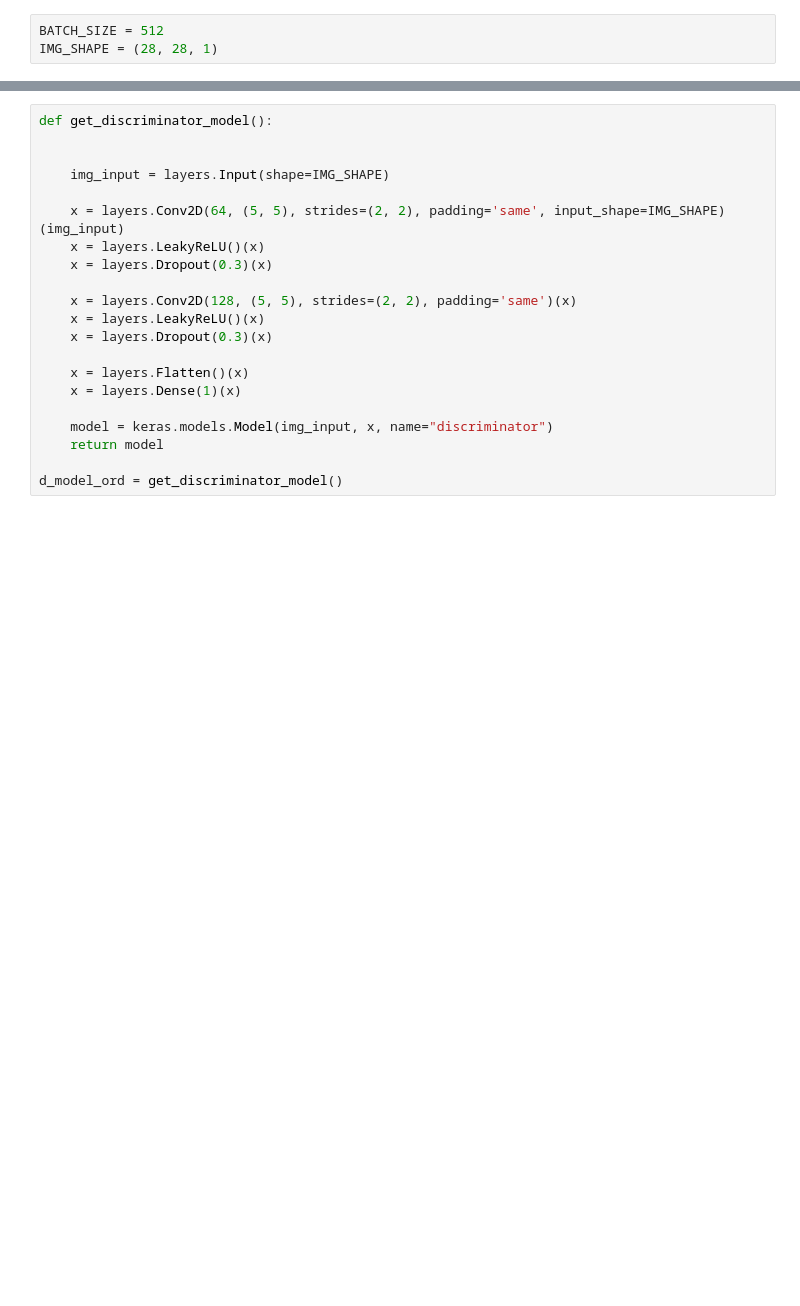
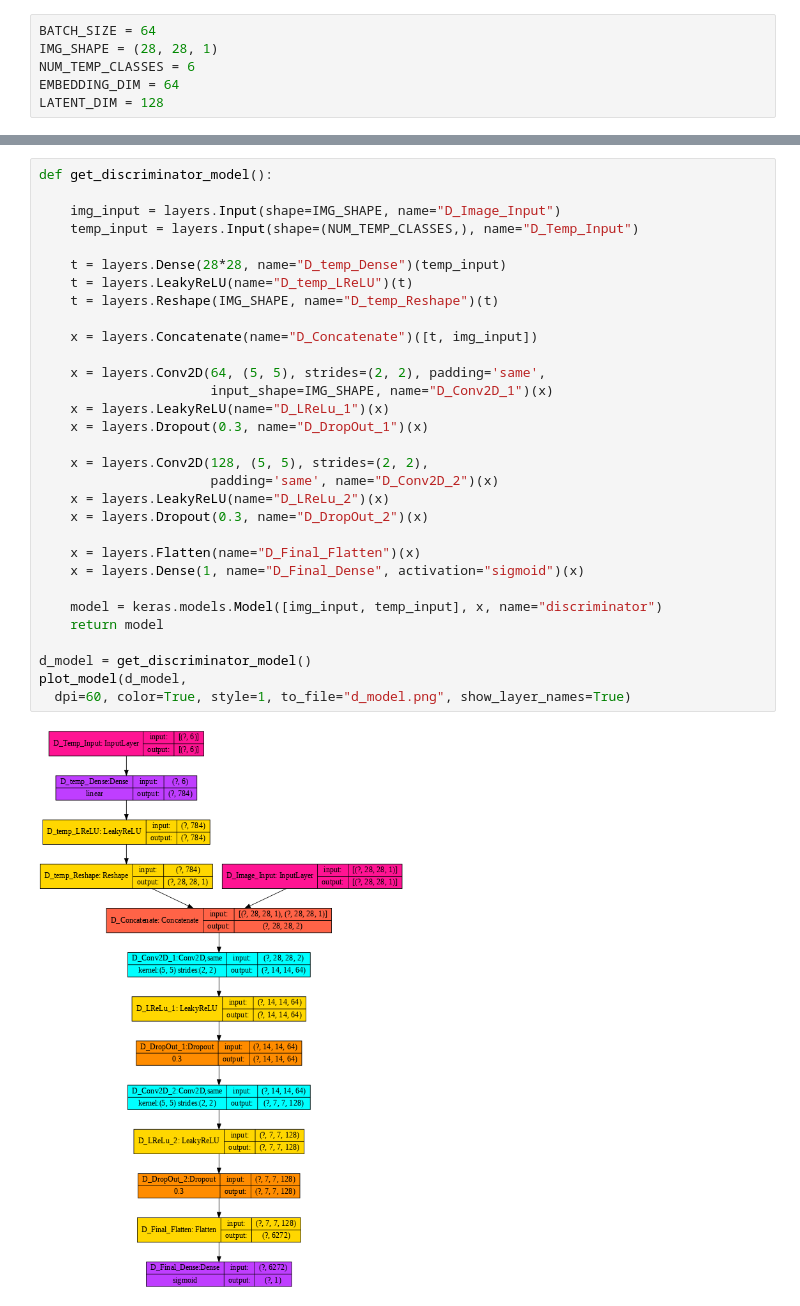
Before and after one commit to raeubaen/misc, a Jupyter notebook: Conditional GAN.ipynb, the cells around one changed output, grey strips where cells are left out. Cells and saved outputs as stored; diff of their text form; blank space fills up the shorter version.

```diff
--- a/Conditional GAN.ipynb
+++ b/Conditional GAN.ipynb
@@ -42,6 +48,9 @@ ising2_label.dat.1  100%[===================>]  79.13K   142KB/s    in 0.6s
 # %%
-BATCH_SIZE = 512
+BATCH_SIZE = 64
 IMG_SHAPE = (28, 28, 1)
+NUM_TEMP_CLASSES = 6
+EMBEDDING_DIM = 64
+LATENT_DIM = 128
 # %%
 # reshaping configurations into matrix form and specifying dtype
 conf = conf.reshape(-1, *IMG_SHAPE).astype('float32')
@@ -55,21 +64,33 @@ dataset = dataset.shuffle(buffer_size=1024).batch(BATCH_SIZE).prefetch(32)
 # %%
 def get_discriminator_model():
 
+    img_input = layers.Input(shape=IMG_SHAPE, name="D_Image_Input")
+    temp_input = layers.Input(shape=(NUM_TEMP_CLASSES,), name="D_Temp_Input")
 
-    img_input = layers.Input(shape=IMG_SHAPE)
+    t = layers.Dense(28*28, name="D_temp_Dense")(temp_input)
+    t = layers.LeakyReLU(name="D_temp_LReLU")(t)
+    t = layers.Reshape(IMG_SHAPE, name="D_temp_Reshape")(t)
 
-    x = layers.Conv2D(64, (5, 5), strides=(2, 2), padding='same', input_shape=IMG_SHAPE)(img_input)
-    x = layers.LeakyReLU()(x)
-    x = layers.Dropout(0.3)(x)
+    x = layers.Concatenate(name="D_Concatenate")([t, img_input])
 
-    x = layers.Conv2D(128, (5, 5), strides=(2, 2), padding='same')(x)
-    x = layers.LeakyReLU()(x)
-    x = layers.Dropout(0.3)(x)
+    x = layers.Conv2D(64, (5, 5), strides=(2, 2), padding='same',
+                      input_shape=IMG_SHAPE, name="D_Conv2D_1")(x)
+    x = layers.LeakyReLU(name="D_LReLu_1")(x)
+    x = layers.Dropout(0.3, name="D_DropOut_1")(x)
 
-    x = layers.Flatten()(x)
-    x = layers.Dense(1)(x)
+    x = layers.Conv2D(128, (5, 5), strides=(2, 2),
+                      padding='same', name="D_Conv2D_2")(x)
+    x = layers.LeakyReLU(name="D_LReLu_2")(x)
+    x = layers.Dropout(0.3, name="D_DropOut_2")(x)
 
-    model = keras.models.Model(img_input, x, name="discriminator")
+    x = layers.Flatten(name="D_Final_Flatten")(x)
+    x = layers.Dense(1, name="D_Final_Dense", activation="sigmoid")(x)
+
+    model = keras.models.Model([img_input, temp_input], x, name="discriminator")
     return model
 
-d_model_ord = get_discriminator_model()
+d_model = get_discriminator_model()
+plot_model(d_model,
+  dpi=60, color=True, style=1, to_file="d_model.png", show_layer_names=True)
+# %% [output]
+[figure, added]
```
Also changed, not shown: parts of 7 cells of this notebook.
